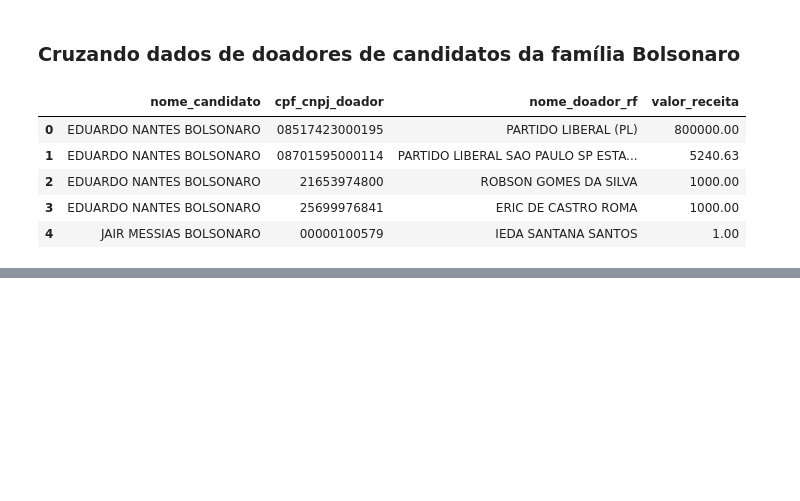
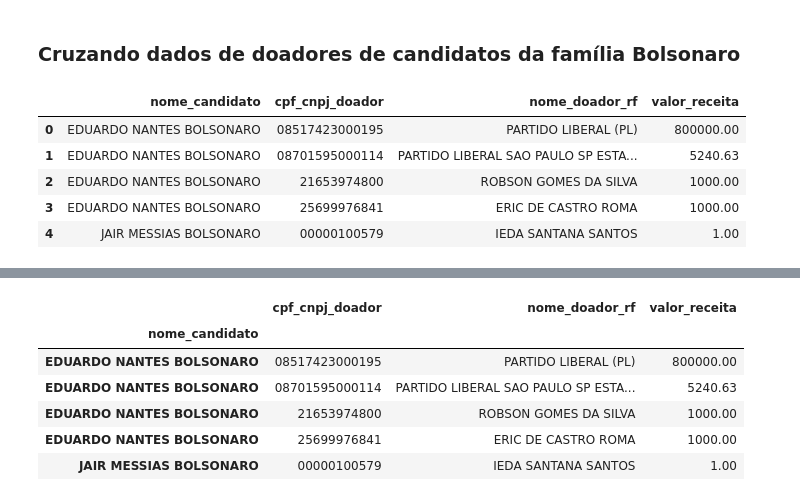
Before and after one commit to lucasthaynan/cartao_corporativo, a Jupyter notebook: cartao_corporativo_jair_bolsonaro_cruzametnos.ipynb, the cells around one changed output, grey strips where cells are left out. Saved outputs shown, nothing was run; the diff lists cells and outputs as text; code cells hidden in the pictures; blank space fills up the shorter version.

```diff
--- a/cartao_corporativo_jair_bolsonaro_cruzametnos.ipynb
+++ b/cartao_corporativo_jair_bolsonaro_cruzametnos.ipynb
@@ -465,0 +482,11 @@ df_doadores_bolsonaro_familia.head()
+# %%
+df_doadores_bolsonaro_familia = df_doadores_bolsonaro_familia.set_index("nome_candidato")
+df_doadores_bolsonaro_familia.head()
+# %% [output]
+|  | cpf_cnpj_doador | nome_doador_rf | valor_receita |
+| nome_candidato |  |  |  |
+| EDUARDO NANTES BOLSONARO | 08517423000195 | PARTIDO LIBERAL (PL) | 800000.00 |
+| EDUARDO NANTES BOLSONARO | 08701595000114 | PARTIDO LIBERAL SAO PAULO SP ESTA... | 5240.63 |
+| EDUARDO NANTES BOLSONARO | 21653974800 | ROBSON GOMES DA SILVA | 1000.00 |
+| EDUARDO NANTES BOLSONARO | 25699976841 | ERIC DE CASTRO ROMA | 1000.00 |
+| JAIR MESSIAS BOLSONARO | 00000100579 | IEDA SANTANA SANTOS | 1.00 |
```
Also changed, not shown: parts of 7 cells of this notebook.
